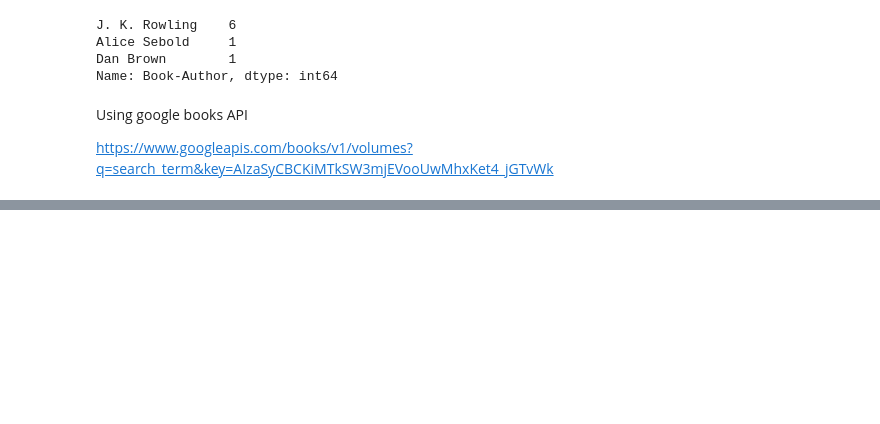
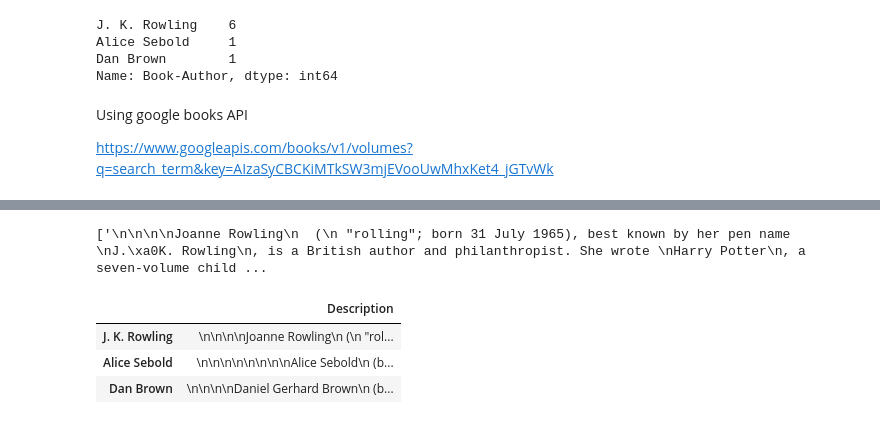
Before and after one commit to CalinZavoi/Book_Store, a Jupyter notebook: Zavoi_Calin_project.ipynb, the cells around one changed output, grey strips where cells are left out. Cells and saved outputs as stored; diff of their text form; code cells hidden in the pictures; blank space fills up the shorter version.

```diff
--- a/Zavoi_Calin_project.ipynb
+++ b/Zavoi_Calin_project.ipynb
@@ -382,0 +408,11 @@ else:
+# %%
+google_books = final_books
+best_books_local = best_auth
+
+ser_desc = google_books['volumeInfo.description']
+
+display(ser_desc)
+
+best_books_local['description'] = best_books_local['Book-Title'].map(ser_desc)
+
+display(best_books_local)
@@ -382,0 +438,51 @@ else:
+# %%
+import requests
+from bs4 import BeautifulSoup
+
+def get_author_info(author_name):
+
+    url = f"https://en.wikipedia.org/w/api.php?action=query&format=json&prop=extracts&exintro=true&redirects=true&titles={author_name}"
+
+    response = requests.get(url)
+
+    if response.status_code == 200:
+        data = response.json()
+        pages = data.get("query", {}).get("pages", {})
+        page_id = next(iter(pages.keys()))
+        page_info = pages.get(page_id, {})
+        extract = page_info.get("extract")
+
+
+        soup = BeautifulSoup(extract, 'html.parser')
+        plain_text = soup.get_text(separator="\n")
+        return plain_text
+
+l_auth = best_books_local['Book-Author'].to_list()
+
+l_auth = list(set(l_auth))
+
+# print(l_auth)
+
+l_desc = []
+
+for author_name in l_auth:
+  author_info = get_author_info(author_name)
+
+  l_desc.append(author_info)
+
+
+# print(l_desc)
+
+auth_desc = {k: v for k, v in zip(l_auth, l_desc)}
+
+auth_desc = pd.DataFrame([auth_desc], index=['Description'])
+
+auth_desc = auth_desc.T
+
+display(auth_desc)
+# %% [output]
+['\n\n\n\nJoanne Rowling\n  (\n "rolling"; born 31 July 1965), best known by her pen name \nJ.\xa0K. Rowling\n, is a British author and philanthropist. She wrote \nHarry Potter\n, a seven-volume child ...
+|  | Description |
+| J. K. Rowling | \n\n\n\nJoanne Rowling\n (\n "rol... |
+| Alice Sebold | \n\n\n\n\n\n\n\nAlice Sebold\n (b... |
+| Dan Brown | \n\n\n\nDaniel Gerhard Brown\n (b... |
```
Also changed, not shown: parts of 3 cells of this notebook.
